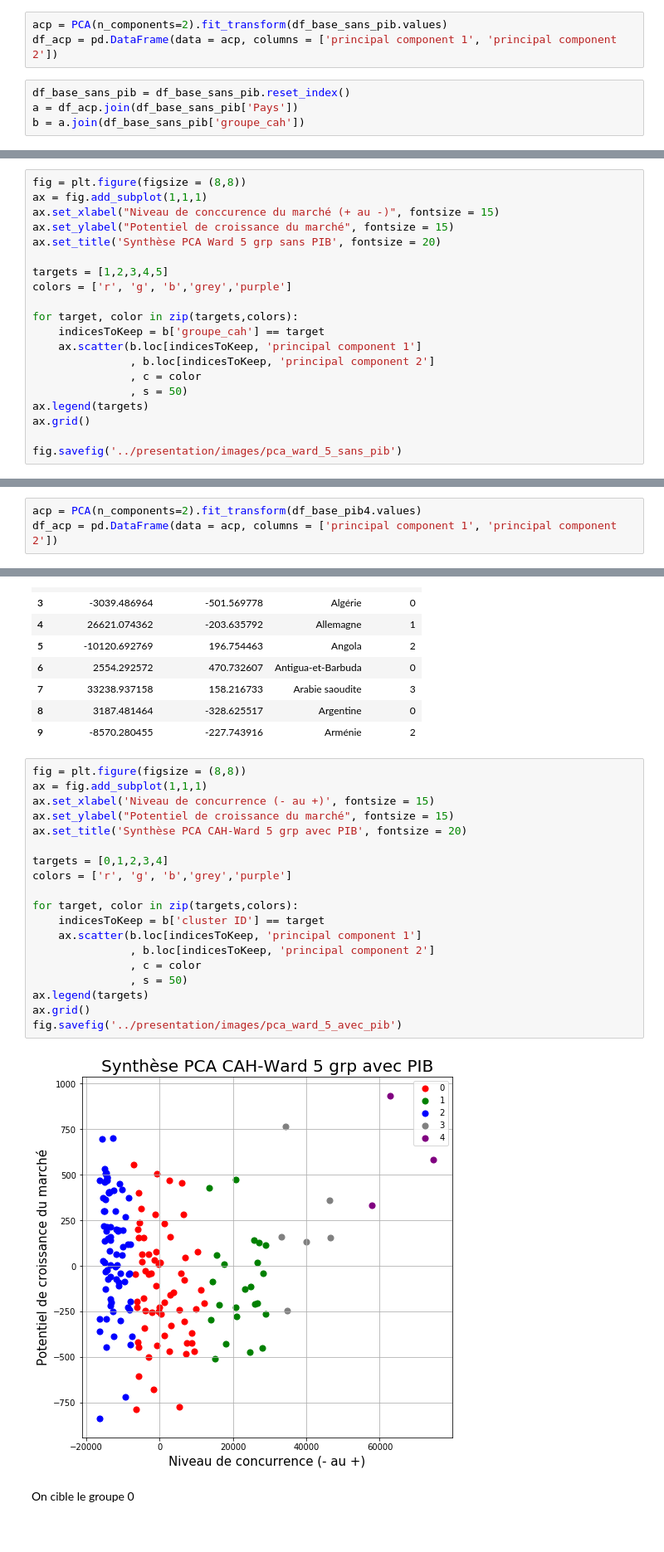
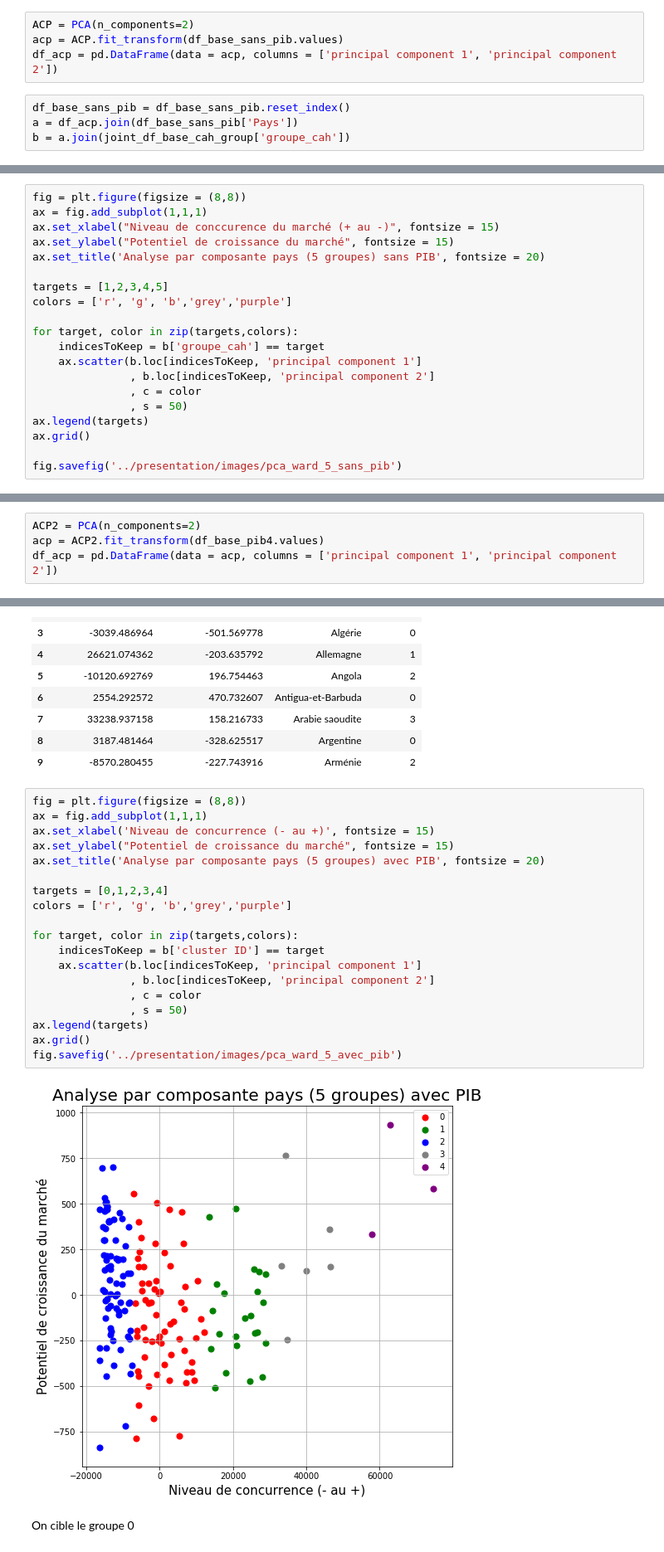
Before and after one commit to Silvock/project_5_prod_market_study, a Jupyter notebook: notebook/Exercice5-final.ipynb, the cells around one changed output, grey strips where cells are left out. Shown at 83% size. Cells and saved outputs as stored; diff of their text form.

```diff
--- a/notebook/Exercice5-final.ipynb
+++ b/notebook/Exercice5-final.ipynb
@@ -1184,10 +1991,11 @@ del df_base_sans_pib['Pays']
 # %%
-acp = PCA(n_components=2).fit_transform(df_base_sans_pib.values)
+ACP = PCA(n_components=2)
+acp = ACP.fit_transform(df_base_sans_pib.values)
 df_acp = pd.DataFrame(data = acp, columns = ['principal component 1', 'principal component 2'])
 # %%
 df_base_sans_pib = df_base_sans_pib.reset_index()
 a = df_acp.join(df_base_sans_pib['Pays'])
-b = a.join(df_base_sans_pib['groupe_cah'])
+b = a.join(joint_df_base_cah_group['groupe_cah'])
 # %%
 b.head(10)
 # %% [output]
@@ -1207,7 +2015,7 @@ fig = plt.figure(figsize = (8,8))
 ax = fig.add_subplot(1,1,1)
 ax.set_xlabel("Niveau de conccurence du marché (+ au -)", fontsize = 15)
 ax.set_ylabel("Potentiel de croissance du marché", fontsize = 15)
-ax.set_title('Synthèse PCA Ward 5 grp sans PIB', fontsize = 20)
+ax.set_title('Analyse par composante pays (5 groupes) sans PIB', fontsize = 20)
 
 targets = [1,2,3,4,5]
 colors = ['r', 'g', 'b','grey','purple']
@@ -1232,7 +2057,8 @@ df_base_pib4 = df_base_pib.copy()
 df_base_pib4.index = df_base_pib4['Pays']
 del df_base_pib4['Pays']
 # %%
-acp = PCA(n_components=2).fit_transform(df_base_pib4.values)
+ACP2 = PCA(n_components=2)
+acp = ACP2.fit_transform(df_base_pib4.values)
 df_acp = pd.DataFrame(data = acp, columns = ['principal component 1', 'principal component 2'])
 # %%
 df_base_pib4 = df_base_pib4.reset_index()
@@ -1255,23 +2081,23 @@ b.head(10)
 # %%
 fig = plt.figure(figsize = (8,8))
 ax = fig.add_subplot(1,1,1)
 ax.set_xlabel('Niveau de concurrence (- au +)', fontsize = 15)
 ax.set_ylabel("Potentiel de croissance du marché", fontsize = 15)
-ax.set_title('Synthèse PCA CAH-Ward 5 grp avec PIB', fontsize = 20)
+ax.set_title('Analyse par composante pays (5 groupes) avec PIB', fontsize = 20)
 
 targets = [0,1,2,3,4]
 colors = ['r', 'g', 'b','grey','purple']
 
 for target, color in zip(targets,colors):
     indicesToKeep = b['cluster ID'] == target
     ax.scatter(b.loc[indicesToKeep, 'principal component 1']
                , b.loc[indicesToKeep, 'principal component 2']
                , c = color
                , s = 50)
 ax.legend(targets)
 ax.grid()
 fig.savefig('../presentation/images/pca_ward_5_avec_pib')
 # %% [output]
-[figure, old version]
+[figure, new version]
 # %% [markdown]
 On cible le groupe 0
```
Also changed, not shown: parts of 63 cells of this notebook, 21 other files.
